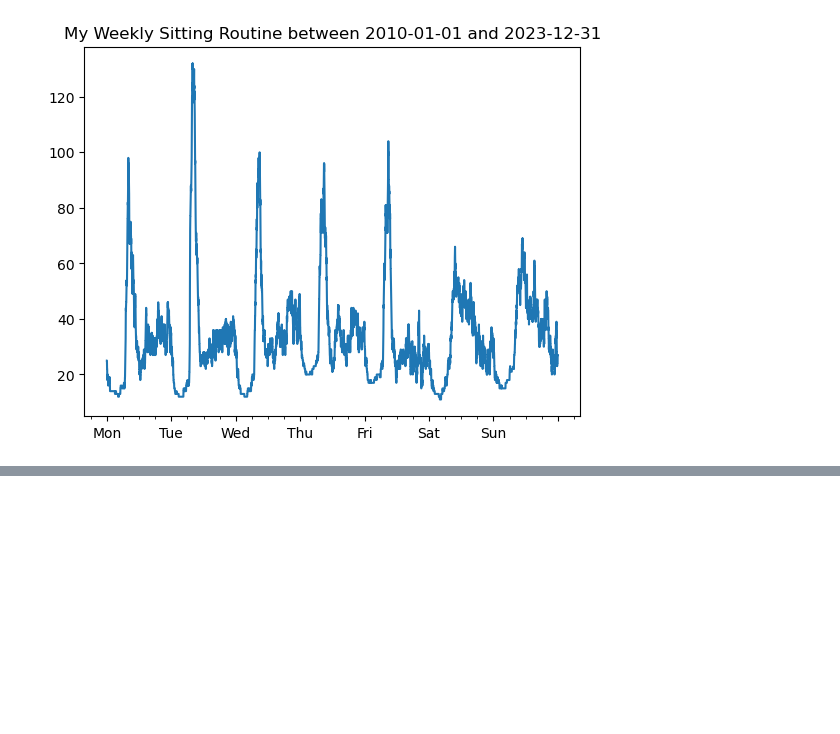
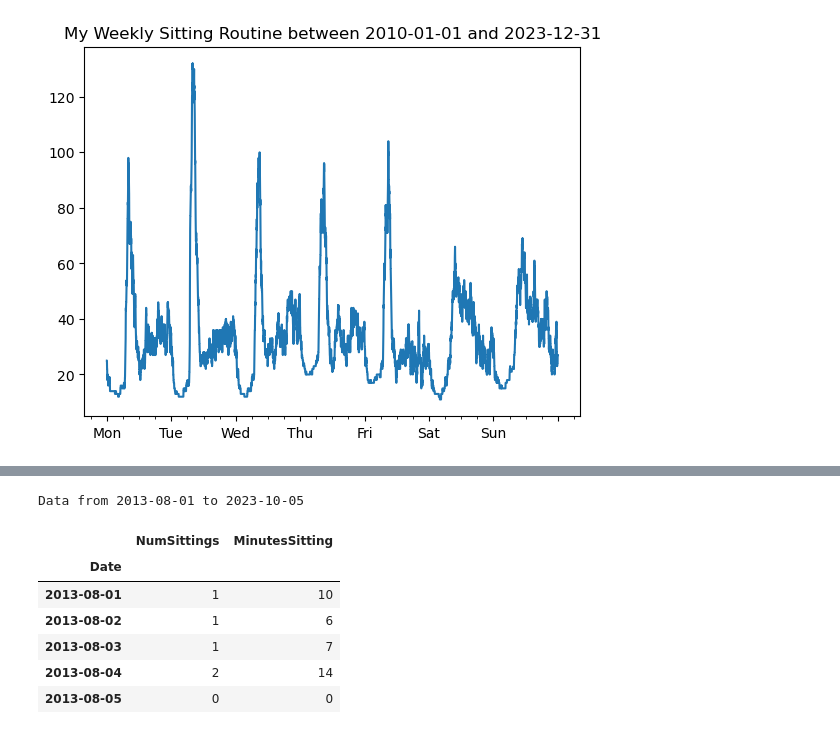
Before and after one commit to InfantLab/Meditation-Helper, a Jupyter notebook: MH+ Dataviewer.ipynb, the cells around one changed output, grey strips where cells are left out. Saved outputs shown, nothing was run; the diff lists cells and outputs as text; code cells hidden in the pictures; blank space fills up the shorter version.

```diff
--- a/MH+ Dataviewer.ipynb
+++ b/MH+ Dataviewer.ipynb
@@ -179,0 +194,31 @@ plt.show()
+# %%
+#find beginning and end of all the data.
+#take starting time convert to date and then back to datetime (for start of the day)
+start = pd.to_datetime(min(sittings.StartTime).date())
+end = pd.to_datetime(max(sittings.EndTime).date())
+
+print(f"Data from {start.date()} to {end.date()}")
+# %% [output]
+Data from 2013-08-01 to 2023-10-05
+# %%
+#sittings per day
+nDays = (end - start).days + 1
+
+dailySittings = pd.DataFrame(columns = ['Date', 'NumSittings', 'MinutesSitting'] )
+
+for i in range(nDays):
+    thisday = start + datetime.timedelta(days=i)
+    nextday = start + datetime.timedelta(days=i+1)
+    n, mins = activityInPeriod(sittings, thisday, nextday)
+    dailySittings.loc[len(dailySittings)] = {'Date': thisday, 'NumSittings': n, 'MinutesSitting': sum(mins)}
+
+dailySittings.set_index('Date', inplace=True)
+dailySittings.head()
+# %% [output]
+|  | NumSittings | MinutesSitting |
+| Date |  |  |
+| 2013-08-01 | 1 | 10 |
+| 2013-08-02 | 1 | 6 |
+| 2013-08-03 | 1 | 7 |
+| 2013-08-04 | 2 | 14 |
+| 2013-08-05 | 0 | 0 |
```
Also changed, not shown: parts of 12 cells of this notebook, 3 other files.
